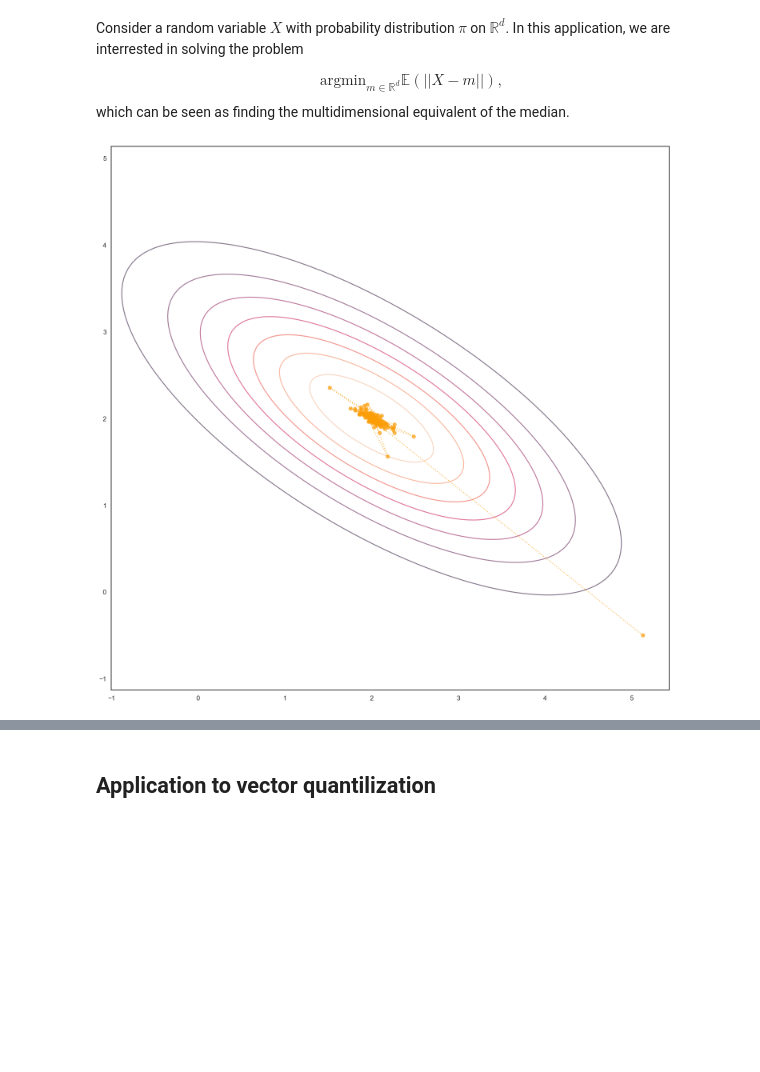
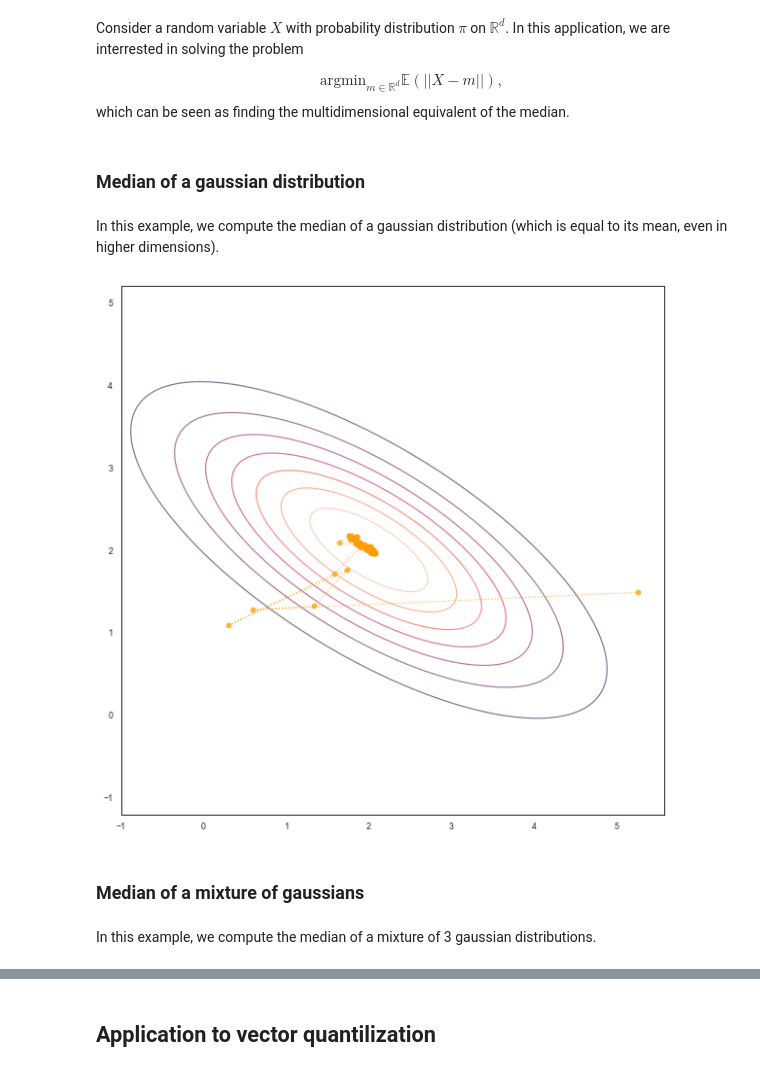
Before and after one commit to LinusBleistein/compstat_20-21, a Jupyter notebook: stocapprox.ipynb, the cells around one changed output, grey strips where cells are left out. Drawn from its saved outputs; the diff is of its cells as text; code cells hidden in the pictures; blank space fills up the shorter version.

Commit message:
Added all examples to notebook file

```diff
--- a/stocapprox.ipynb
+++ b/stocapprox.ipynb
@@ -28,10 +34,11 @@ x0 = 4
 theta0 = 0.9
 gamma0 = 10
 n_sets = 100
-precision = 3e-3
+precision = 3e-6
 # %%
 xes = []
 thetas = []
+end = 0
 
 for i in np.arange(1,n_sets):
 
@@ -39,7 +46,7 @@ for i in np.arange(1,n_sets):
     theta = theta0
     j = 0
 
-    while np.abs(theta) < norm.ppf(q) + n_sets/3: #Parametrization of sets K_i, centered around the true q-quantile
+    while np.abs(theta) < norm.ppf(q) + i/3: #Parametrization of sets K_i, centered around the true q-quantile
 
         x = np.random.normal(mean,variance)
 
@@ -57,9 +64,15 @@ for i in np.arange(1,n_sets):
         xes.append(x)
         thetas.append(theta)
 
-        if np.abs(norm.cdf((theta-mean)/variance)-q) < precision:
+        if np.abs(norm.cdf((theta-mean)/variance)-q) < precision or j==20000:
+
+            end = 1
 
             break
+
+    if end:
+
+        break
 # %%
 sns.set_style('whitegrid')
 sns.set_context('talk')
@@ -78,6 +91,10 @@ Consider a random variable $X$ with probability distribution $\pi$ on $\mathbb{R
 
 $$\text{argmin}_{m \in \mathbb{R}^d} \mathbb{E}\left(||X-m||\right), $$
 which can be seen as finding the multidimensional equivalent of the median.
+# %% [markdown]
+### Median of a gaussian distribution
+# %% [markdown]
+In this example, we compute the median of a gaussian distribution (which is equal to its mean, even in higher dimensions).
 # %%
 mean = np.array([2,2])
 variance = np.array([[2,-1],[-1,1]])
@@ -90,6 +107,7 @@ precision = 3e-3
 # %%
 xes = []
 thetas = []
+end = 0
 
 for i in np.arange(1,n_sets):
 
@@ -97,7 +115,7 @@ for i in np.arange(1,n_sets):
     theta = theta0
     j = 0
 
-    while np.abs(theta[0]) <  mean[0] + n_sets/100 and np.abs(theta[1]) < mean[1] + n_sets/100: #Parametrization of sets K_i, centered around the true q-quantile
+    while np.abs(theta[0]) <  mean[0] + i/100 and np.abs(theta[1]) < mean[1] + i/100: #Parametrization of sets K_i, centered around the true q-quantile
 
         x = variance@np.random.randn(2) + mean
 
@@ -116,28 +134,36 @@ for i in np.arange(1,n_sets):
         xes.append(x)
         thetas.append(theta)
 
-        if np.abs(theta[0]-mean[0]) < precision and np.abs(theta[1]-mean[1]) < precision:
+        if j == 10000:
 
+            end = 1
 
             break
+    if end:
+
+        break
 # %%
 x, y = np.meshgrid(np.linspace(-1,5,100),np.linspace(-1,5,100))
 xy = np.column_stack([x.flat, y.flat])
 
 z = mvn.pdf(xy, mean, variance).reshape(x.shape)
 
 thetas= np.array(thetas)
-step= int(len(thetas)/150)
+step= int(len(thetas)/130)
 
 thetas_plot = thetas[0::step]
 
 sns.set_style('white')
 
-f,ax = plt.subplots(figsize=(25,25))
+f,ax = plt.subplots(figsize=(10,10))
 
 ax.contour(x, y, z,alpha=0.6)
 ax.plot(thetas_plot[:,0],thetas_plot[:,1],alpha=0.7,linestyle='dotted',marker='o',color=cm.inferno(200))
 plt.gca().axis('equal')
 plt.show()
 # %% [output]
-[figure, old version]
+[figure, new version]
+# %% [markdown]
+### Median of a mixture of gaussians
+# %% [markdown]
+In this example, we compute the median of a mixture of 3 gaussian distributions.
```
Also changed, not shown: parts of 20 cells of this notebook.
